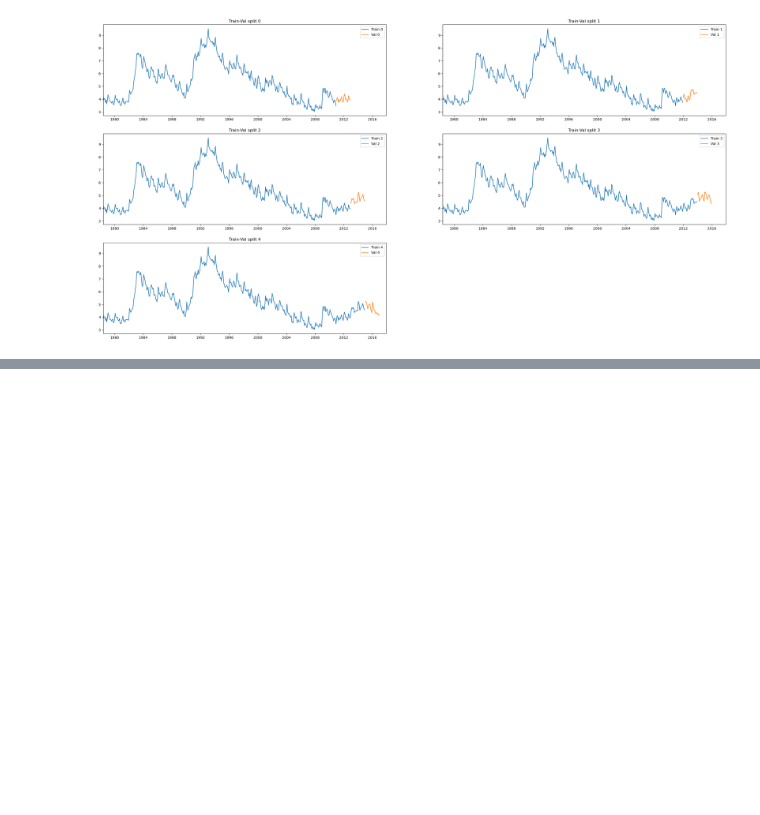
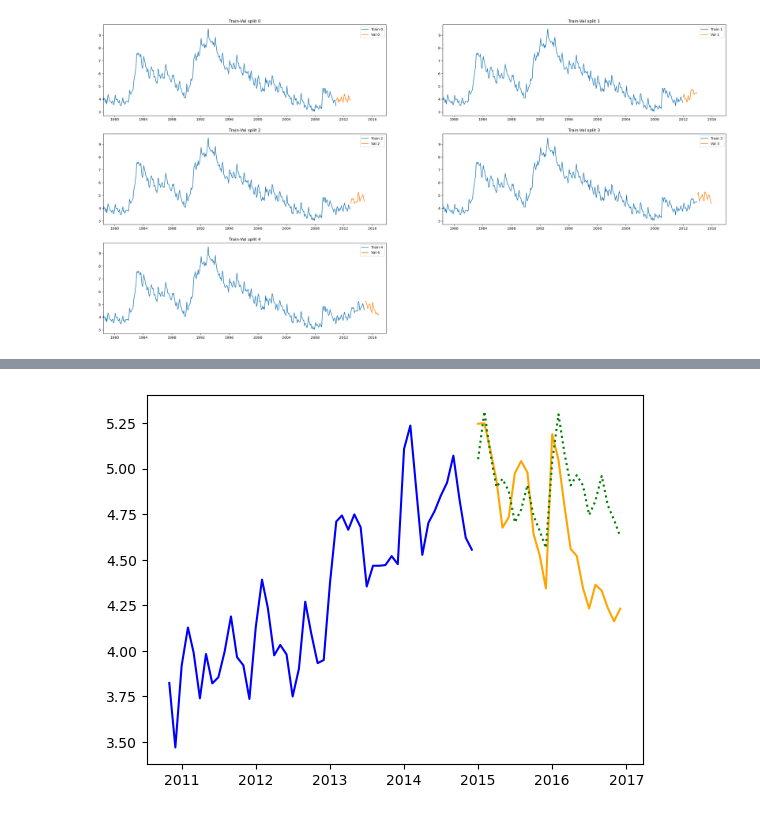
Before and after one commit to DamianChimes/QBUS6840-Predictive-Analytics, a Jupyter notebook: Exploratory Analysis.ipynb, the cells around one changed output, grey strips where cells are left out. Saved outputs shown, nothing was run; the diff lists cells and outputs as text; code cells hidden in the pictures; blank space fills up the shorter version.

Commit message:
Added first ARIMA

```diff
--- a/Exploratory Analysis.ipynb
+++ b/Exploratory Analysis.ipynb
@@ -150,17 +154,2 @@ df_ts.shape
 # %% [output]
 (475, 1)
-# %%
-# (a) Forecast window of 24, expanding by 12 months each time
-# For cross-validation, create an expanding window to forecast on validation data
-# Aim to create 5 validation splits
-split = 5
-train_folds = dict()
-val_folds = dict()
-forecast_window = 12 # forecast length in months
-
-for n in range(split):
-    train_folds[n] = df_ts[:-(split-n)*forecast_window]
-    val_folds[n] = df_ts[-(split-n)*forecast_window:]
-    val_folds[n] = val_folds[n][:forecast_window] # Limit the test size to the forecast window
-
-    print(f'Split {n}: Train - {train_folds[n].shape} | Validation - {val_folds[n].shape}')
@@ -187,9 +163,9 @@ train_folds = dict()
 val_folds = dict()
 forecast_window = 24 # forecast length in months
 
-for n in range(split):
-    train_folds[n] = df_ts[:-(split-n)*12-forecast_window]
-    val_folds[n] = df_ts[-(split-n)*12-forecast_window:]
+for n in range(splits):
+    train_folds[n] = df_ts[:-(splits-n)*12-forecast_window]
+    val_folds[n] = df_ts[-(splits-n)*12-forecast_window:]
     val_folds[n] = val_folds[n][:forecast_window] # Limit the test size to the forecast window
 
     print(f'Split {n}: Train - {train_folds[n].shape} | Validation - {val_folds[n].shape}')
@@ -220,0 +205,5 @@ plt.show()
+# %%
+df_train = train_folds[4]
+df_val = val_folds[4]
+
+df_train.shape, df_val.shape
@@ -220,0 +216,7 @@ plt.show()
+# %%
+# Using auto-ARIMA
+# Fit your model
+model = pm.auto_arima(df_train, seasonal=True, m=12, suppress_warnings=True)
+
+# make your forecasts
+forecasts = model.predict(df_val.shape[0])  # predict N steps into the future
@@ -220,0 +237,8 @@ plt.show()
+# %%
+# Visualize the forecasts (blue=train, green=forecasts)
+plt.plot(df_train.index[-50:], df_train[-50:], c='blue')
+plt.plot(df_val.index, df_val, c='orange')
+plt.plot(df_val.index, forecasts, c='green', linestyle='dotted')
+plt.show()
+# %% [output]
+[figure, added]
```
Also changed, not shown: parts of 24 cells of this notebook.
